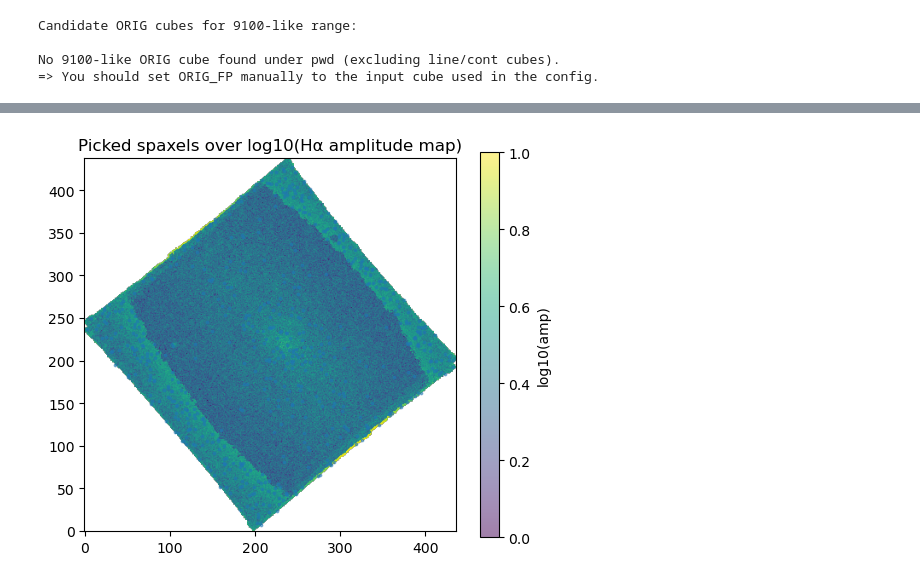
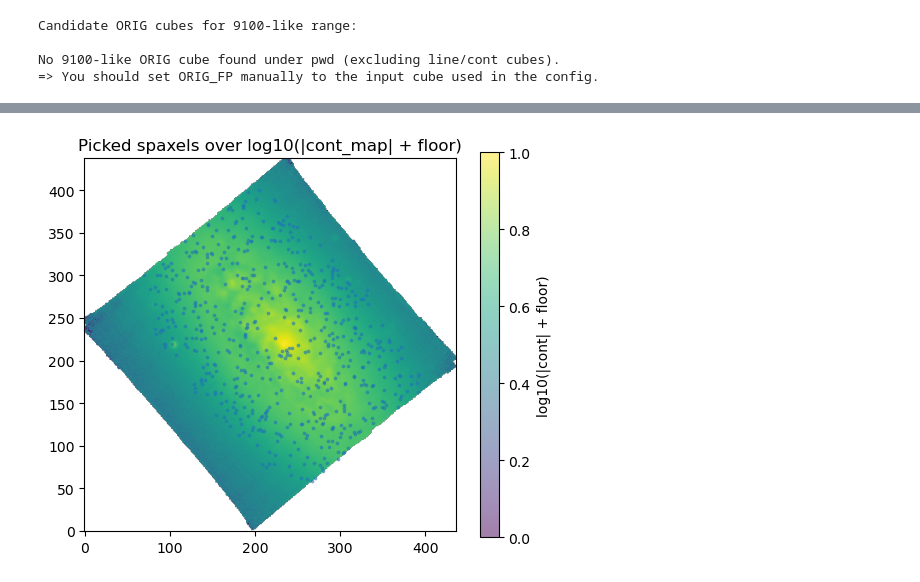
Before and after one commit to Rongjun-ANU/ICRAR-MAUVE, a Jupyter notebook: nGIST_dev_7.6.4/20260209_check_MDEG_IC3392_9100_v3tk.ipynb, the cells around one changed output, grey strips where cells are left out. Drawn from its saved outputs; the diff is of its cells as text; code cells hidden in the pictures.

```diff
--- a/nGIST_dev_7.6.4/20260209_check_MDEG_IC3392_9100_v3tk.ipynb
+++ b/nGIST_dev_7.6.4/20260209_check_MDEG_IC3392_9100_v3tk.ipynb
@@ -117,72 +156,28 @@ wave range: 4827.5 9150.0
 # %%
 import numpy as np
-
-def pick_spaxels_by_ha_vectorized(linecube, wave, n=600, seed=2,
-                                 line_center=6562.8, halfwin=12.0,
-                                 q=0.70, use="median"):
-    """
-    Vectorized spaxel picker:
-      1) Build an amplitude map from the Hα window
-      2) Threshold at quantile q
-      3) Randomly sample n spaxels from those above threshold
-
-    use: "median" (robust, slightly slower) or "mean" (faster)
-    """
-    rng = np.random.default_rng(seed)
-
-    # Wavelength mask
-    wmask = (wave >= line_center - halfwin) & (wave <= line_center + halfwin)
-    if wmask.sum() < 5:
-        raise ValueError("Hα window too narrow or wavelength grid unexpected.")
-
-    # Sub-cube only in the Hα window (this is small: ~20-30 planes typically)
-    sub = linecube[wmask, :, :]  # shape (nwin, ny, nx)
-
-    # Amplitude map: typical absolute signal in that window
-    abs_sub = np.abs(sub)
-
-    if use == "median":
-        amp = np.nanmedian(abs_sub, axis=0)  # (ny, nx)
-    elif use == "mean":
-        amp = np.nanmean(abs_sub, axis=0)
-    else:
-        raise ValueError("use must be 'median' or 'mean'")
-
-    good = np.isfinite(amp)
-    if good.sum() == 0:
-        raise RuntimeError("No finite pixels in amplitude map.")
-
-    thr = np.nanquantile(amp[good], q)
-    cand = np.argwhere(good & (amp > thr))  # array of [y, x]
-
-    if cand.shape[0] == 0:
-        raise RuntimeError("No candidates above threshold; lower q or widen halfwin.")
-
-    # sample without replacement
-    k = min(n, cand.shape[0])
-    pick_idx = rng.choice(cand.shape[0], size=k, replace=False)
-    picks_yx = cand[pick_idx]
-
-    # return in your preferred (x, y) format
-    spax_xy = np.column_stack([picks_yx[:, 1], picks_yx[:, 0]]).astype(int)
-
-    print(f"Hα window planes: {wmask.sum()} | amp quantile q={q} -> thr={thr:.3g}")
-    print(f"Candidates: {cand.shape[0]} | picked: {spax_xy.shape[0]}")
-    return spax_xy, amp, thr
-
-# Use REF_MDEG line cube for selection
-spax, ha_amp_map, ha_thr = pick_spaxels_by_ha_vectorized(
-    line_cube[REF_MDEG], wave, n=600, seed=2, halfwin=12.0, q=0.70, use="median"
-)
-
-spax[:10]
-
 import matplotlib.pyplot as plt
 
-plt.figure(figsize=(6,5))
-plt.imshow(np.log10(ha_amp_map), origin="lower")
-plt.scatter(spax[:,0], spax[:,1], s=3, alpha=0.5)
-plt.title("Picked spaxels over log10(Hα amplitude map)")
-plt.colorbar(label="log10(amp)")
+yy, xx = np.where(gal_mask)
+n_valid = yy.size
+if n_valid == 0:
+    raise RuntimeError("No spaxels in galaxy mask. Lower GAL_CONT_PCTL.")
+
+rng = np.random.default_rng(SEED)
+take = min(NSAMPLE, n_valid)
+sel_idx = rng.choice(n_valid, size=take, replace=False)
+
+ys = yy[sel_idx]
+xs = xx[sel_idx]
+spax = np.column_stack([xs, ys]).astype(int)
+cont_spax = cont_map[ys, xs]
+
+print(f"[SAMPLE] galaxy-mask pixels: {n_valid}")
+print(f"[SAMPLE] using {take} spaxels")
+
+plt.figure(figsize=(6, 5))
+plt.imshow(np.log10(np.abs(cont_map) + cont_floor), origin="lower")
+plt.scatter(spax[:, 0], spax[:, 1], s=3, alpha=0.5)
+plt.title("Picked spaxels over log10(|cont_map| + floor)")
+plt.colorbar(label="log10(|cont| + floor)")
 plt.show()
 # %% [output]
@@ -191,4 +186,4 @@ Candidates: 28892 | picked: 600
-[figure, old version]
+[figure, new version]
 # %%
 import numpy as np
 import pandas as pd
```
Also changed, not shown: parts of 8 cells of this notebook, 4 other files.
